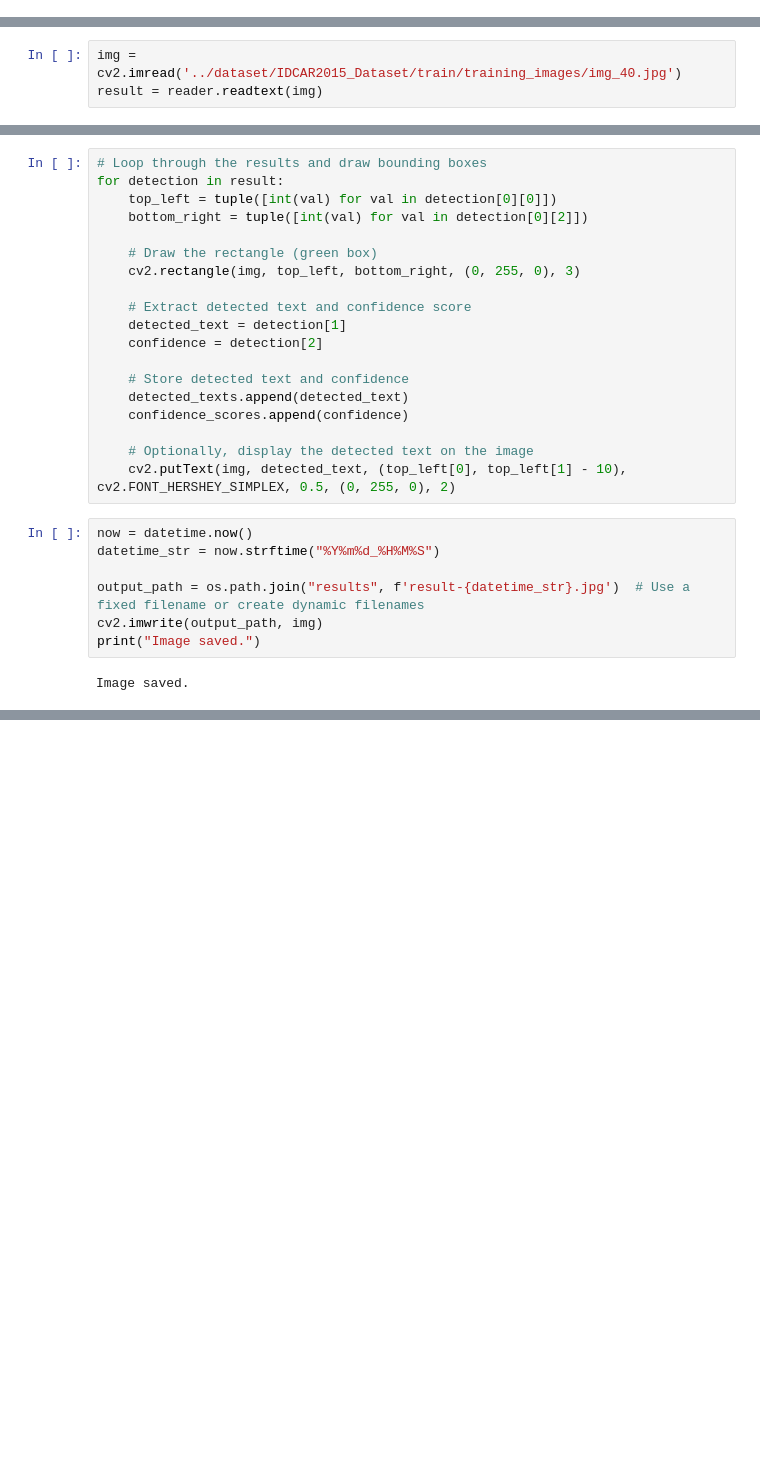
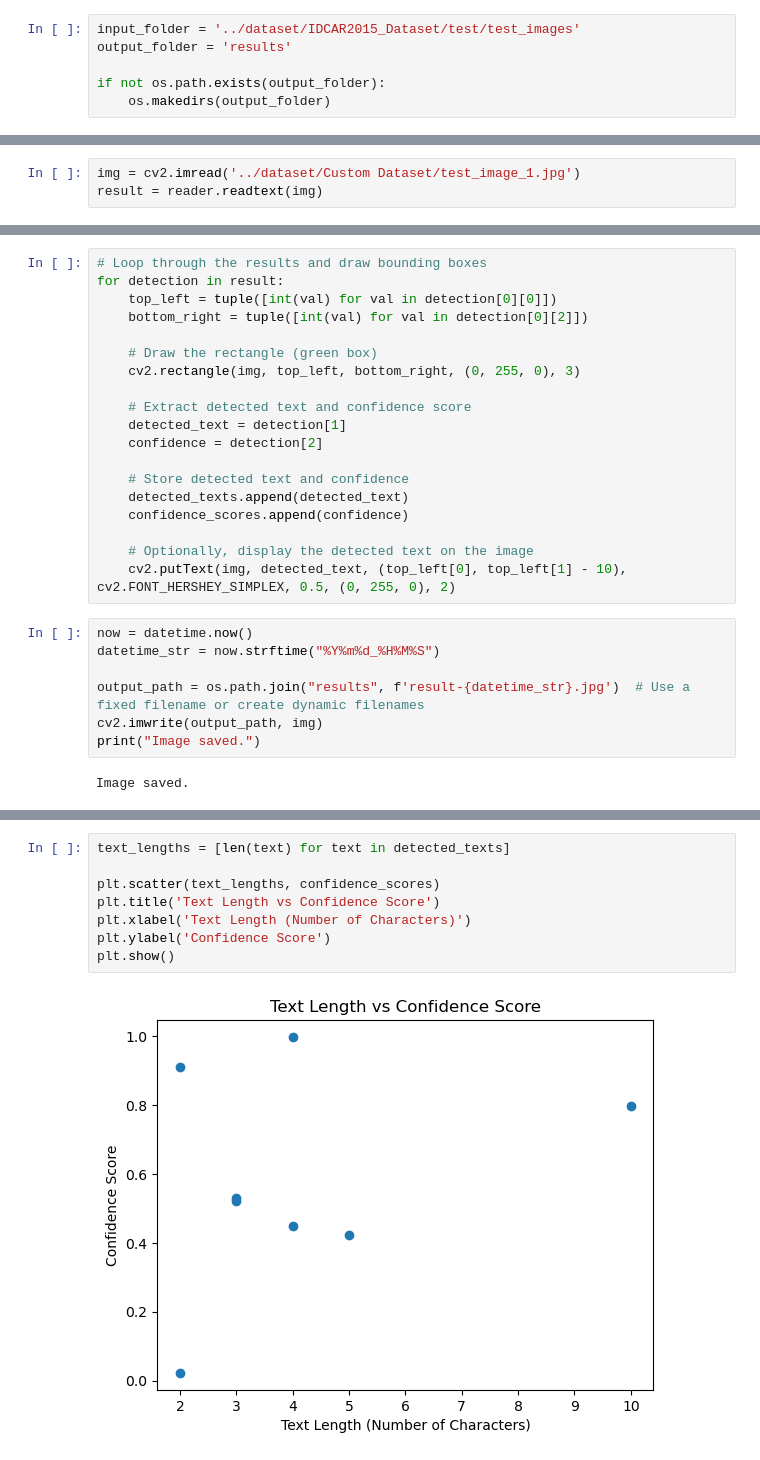
Before and after one commit to MartinLahoumh/SeniorDesign, a Jupyter notebook: Model/EasyOCR/easyocr_model.ipynb, the cells around one changed output, grey strips where cells are left out. Drawn from its saved outputs; the diff is of its cells as text; blank space fills up the shorter version.

Commit message:
Added code to test model with multiple images

```diff
--- a/Model/EasyOCR/easyocr_model.ipynb
+++ b/Model/EasyOCR/easyocr_model.ipynb
@@ -18,0 +19,6 @@ Neither CUDA nor MPS are available - defaulting to CPU. Note: This module is muc
+# %%
+input_folder = '../dataset/IDCAR2015_Dataset/test/test_images'
+output_folder = 'results'
+
+if not os.path.exists(output_folder):
+    os.makedirs(output_folder)
@@ -19,5 +27,5 @@ Neither CUDA nor MPS are available - defaulting to CPU. Note: This module is muc
 # %%
-img = cv2.imread('../dataset/IDCAR2015_Dataset/train/training_images/img_40.jpg')
+img = cv2.imread('../dataset/Custom Dataset/test_image_1.jpg')
 result = reader.readtext(img)
 # %%
 # Prepare to store detected texts and confidence scores
@@ -114,0 +194,10 @@ plt.tight_layout()
+# %%
+text_lengths = [len(text) for text in detected_texts]
+
+plt.scatter(text_lengths, confidence_scores)
+plt.title('Text Length vs Confidence Score')
+plt.xlabel('Text Length (Number of Characters)')
+plt.ylabel('Confidence Score')
+plt.show()
+# %% [output]
+[figure, added]
```
Also changed, not shown: parts of 13 cells of this notebook, 2 other files.
